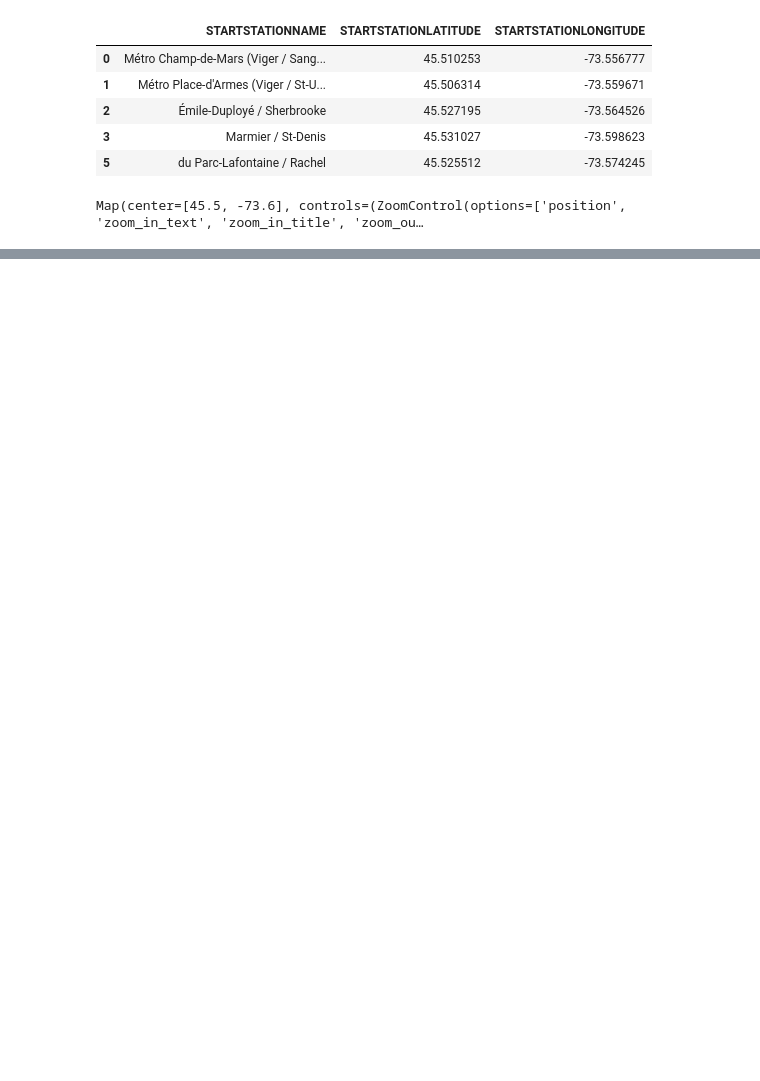
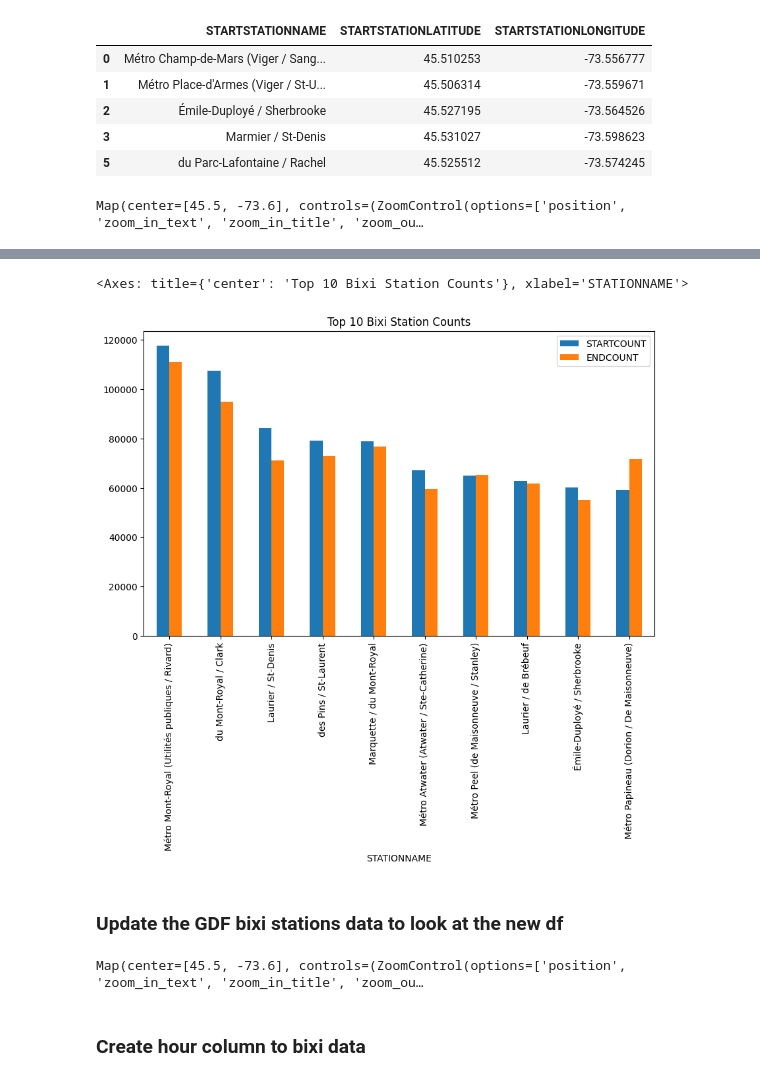
Before and after one commit to jimmke7/BikeInfraMTL, a Jupyter notebook: notebooks/gpd-bixi-analysis.ipynb, the cells around one changed output, grey strips where cells are left out. Drawn from its saved outputs; the diff is of its cells as text; code cells hidden in the pictures; blank space fills up the shorter version.

Commit message:
Add Bixi station data processing scripts and city area GeoJSON generation

```diff
--- a/notebooks/gpd-bixi-analysis.ipynb
+++ b/notebooks/gpd-bixi-analysis.ipynb
@@ -54,0 +57,19 @@ gdf_bixi_stations.to_file('../data/curated/bixi_stations.geojson', driver='GeoJS
+# %%
+# Retrieve unique start locations and keep first combination of coordinates
+stations = bixi[['STARTSTATIONNAME']].drop_duplicates().rename(columns={'STARTSTATIONNAME': 'STATIONNAME'})
+station_coords = bixi.groupby('STARTSTATIONNAME').first()[['STARTSTATIONLATITUDE', 'STARTSTATIONLONGITUDE']].reset_index()
+stations = stations.merge(station_coords, left_on='STATIONNAME', right_on='STARTSTATIONNAME', how='left').drop(columns='STARTSTATIONNAME').rename(columns={'STARTSTATIONLATITUDE': 'STATIONLATITUDE', 'STARTSTATIONLONGITUDE': 'STATIONLONGITUDE'})
+
+# Group by start and end locations, count rows and rename columns
+start_counts = bixi['STARTSTATIONNAME'].value_counts().reset_index().rename(columns={'STARTSTATIONNAME': 'STARTSTATIONNAME', 'count': 'STARTCOUNT'})
+end_counts = bixi['ENDSTATIONNAME'].value_counts().reset_index().rename(columns={'ENDSTATIONNAME': 'ENDSTATIONNAME', 'count': 'ENDCOUNT'})
+
+# merge stations with start and end counts
+stations_counts = stations
+stations_counts = stations_counts.merge(start_counts, left_on='STATIONNAME', right_on='STARTSTATIONNAME', how='left')
+stations_counts = stations_counts.merge(end_counts, left_on='STATIONNAME', right_on='ENDSTATIONNAME', how='left')
+
+# Keep relevant columns and fill NaN values with 0
+stations_counts = stations_counts[['STATIONNAME', 'STATIONLATITUDE', 'STATIONLONGITUDE', 'STARTCOUNT', 'ENDCOUNT']]
+
+stations_counts.head()
@@ -54,0 +83,5 @@ gdf_bixi_stations.to_file('../data/curated/bixi_stations.geojson', driver='GeoJS
+# %%
+# Sort by descending order of start count and keep top 10
+stations_counts_top10 = stations_counts.sort_values('STARTCOUNT', ascending=False).head(10)
+
+stations_counts_top10.head()
@@ -54,0 +95,8 @@ gdf_bixi_stations.to_file('../data/curated/bixi_stations.geojson', driver='GeoJS
+# %%
+# Visualize top 10 station counts in a grouped column chart
+stations_counts_top10[['STATIONNAME', 'STARTCOUNT', 'ENDCOUNT']].set_index('STATIONNAME').plot(kind='bar', figsize=(10, 6), title='Top 10 Bixi Station Counts')
+# %% [output]
+<Axes: title={'center': 'Top 10 Bixi Station Counts'}, xlabel='STATIONNAME'>
+[figure, added]
+# %% [markdown]
+### Update the GDF bixi stations data to look at the new df
@@ -54,0 +131,6 @@ gdf_bixi_stations.to_file('../data/curated/bixi_stations.geojson', driver='GeoJS
+# %%
+m_counts
+# %% [output]
+Map(center=[45.5, -73.6], controls=(ZoomControl(options=['position', 'zoom_in_text', 'zoom_in_title', 'zoom_ou…
+# %% [markdown]
+### Create hour column to bixi data
```
Also changed, not shown: parts of 22 cells of this notebook, 11 other files.
